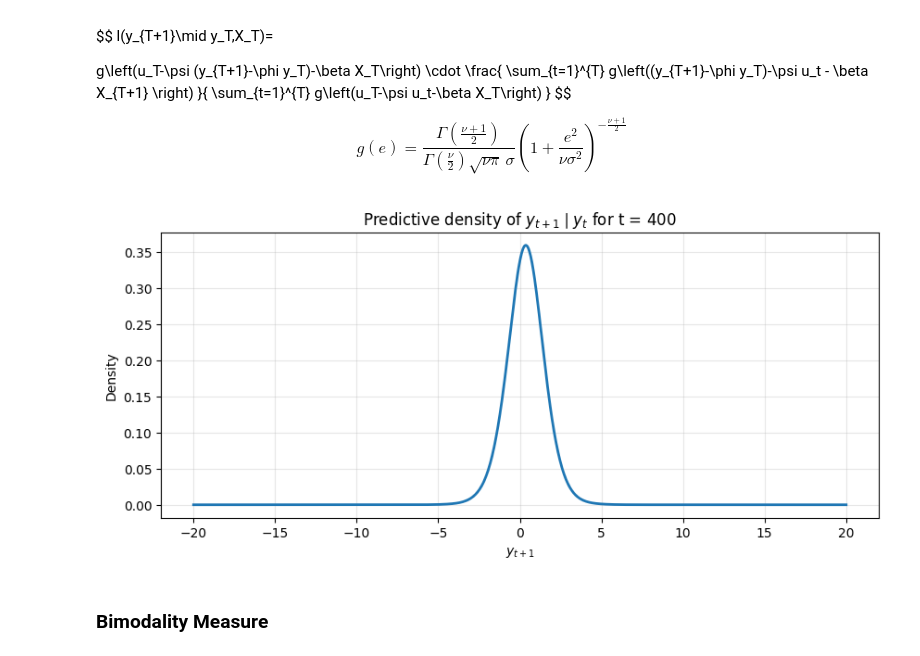
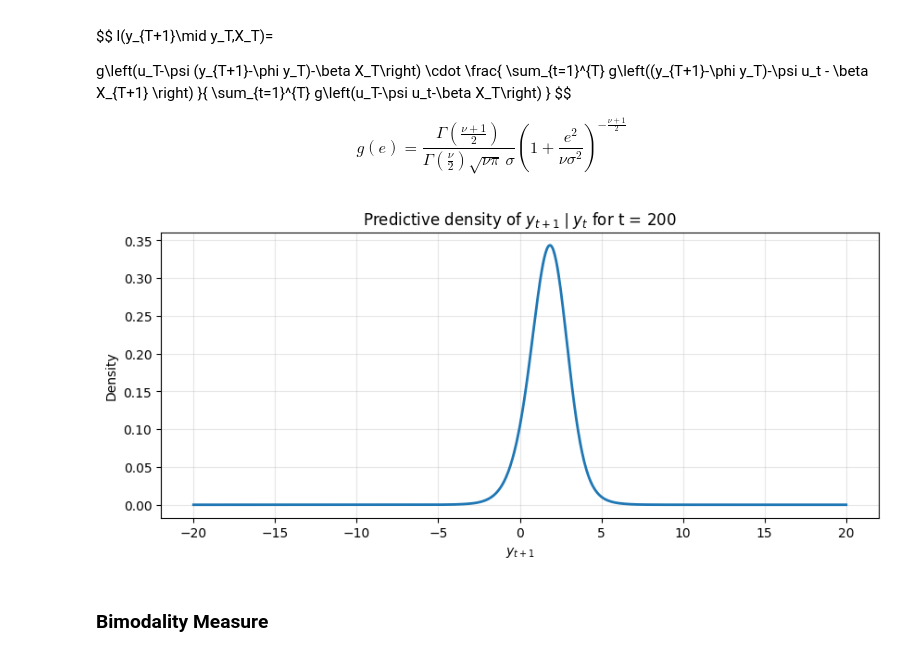
Before and after one commit to inespiresecastro/MAR_MARX, a Jupyter notebook: MAR_MARX_Simulations.ipynb, the cells around one changed output. Cells and saved outputs as stored; diff of their text form; code cells hidden in the pictures.

```diff
--- a/MAR_MARX_Simulations.ipynb
+++ b/MAR_MARX_Simulations.ipynb
@@ -1549,7 +1645,7 @@ def marx_cauchy_sample_based_pred_density(
 grid = np.linspace(-150, 150, 2000)
 
 # Point for which we calculate predictive density
-t0 = T - 1
+t0 = 199
 
 dens = marx_cauchy_sample_based_pred_density(
     t0, grid, y, X,
@@ -1864,35 +1960,35 @@ def sample_based_pred_density_marx11(
             u_T - psi * u_sample - beta * x_T,
             nu, sigma
         )
     )
     den = max(den, 1e-12)
 
     return term1 * (num / den)
 
 
 
 grid = np.linspace(-20, 20, 1000)
 
 # point for which we calculate predictive density
-t0 = T-1
+t0 = 199
 
 dens = sample_based_pred_density_marx11(t0, grid, y, X, phi_hat, psi_hat, beta_hat, sigma_hat, nu_hat)
 
 # normalization
 area = integrate_area(dens, grid)
 if area > 0 and np.isfinite(area):
     dens = dens / area
 
 # Plot
 plt.figure(figsize=(10, 4))
 plt.plot(grid, dens, lw=2)
 plt.title(rf"Predictive density of $y_{{t+1}}\mid y_t$ for t = {t0 + 1}")
 plt.xlabel(r"$y_{t+1}$")
 plt.ylabel("Density")
 plt.grid(True, alpha=0.3)
 plt.show()
 # %% [output]
-[figure, old version]
+[figure, new version]
 # %% [markdown]
 ### Bimodality Measure
 # %%
```
Also changed, not shown: parts of 11 cells of this notebook.
